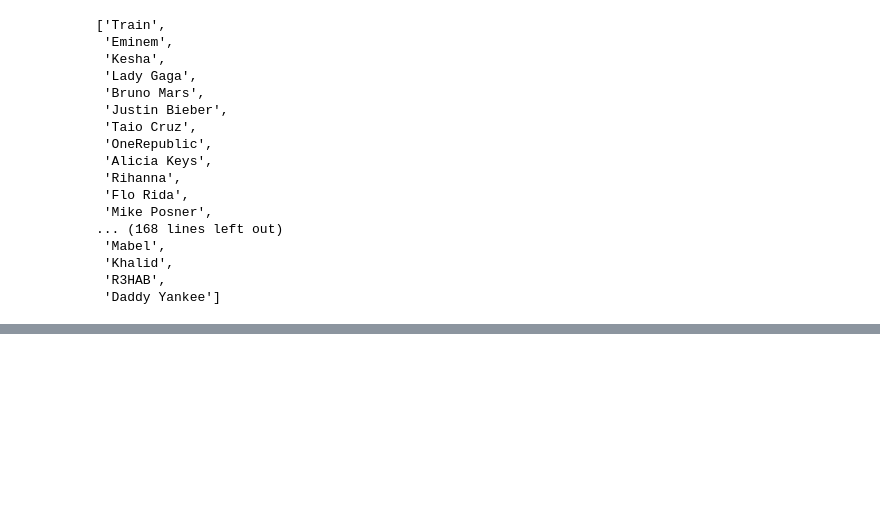
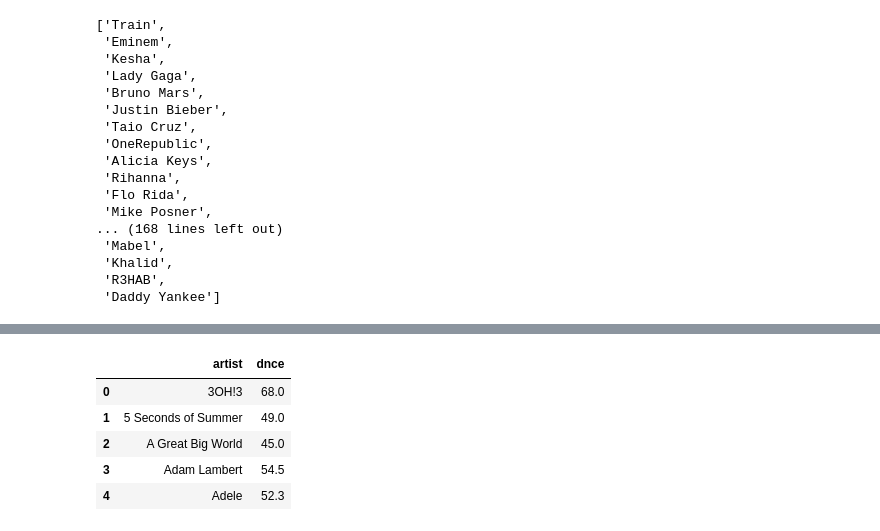
Before and after one commit to reccleston/music-project, a Jupyter notebook: sarah/initial_data-Copy1.ipynb, the cells around one changed output, grey strips where cells are left out. Cells and saved outputs as stored; diff of their text form; code cells hidden in the pictures; blank space fills up the shorter version.

Commit message:
copy

```diff
--- a/sarah/initial_data-Copy1.ipynb
+++ b/sarah/initial_data-Copy1.ipynb
@@ -232,3 +232,16 @@ dance_df = dance_df.reset_index()
 # %%
 # export to csv
 dance_df.to_csv('../data/dance.csv', index=False)
+# %%
+# Average Danceability by Artist
+artist_df = copy_df.groupby(by=["artist"]).mean()
+artist_dance_df = artist_df["dnce"]
+artist_dance_df = artist_dance_df.reset_index()
+artist_dance_df.head()
+# %% [output]
+|  | artist | dnce |
+| 0 | 3OH!3 | 68.0 |
+| 1 | 5 Seconds of Summer | 49.0 |
+| 2 | A Great Big World | 45.0 |
+| 3 | Adam Lambert | 54.5 |
+| 4 | Adele | 52.3 |
```
Also changed, not shown: parts of 4 cells of this notebook, 1 other file.
